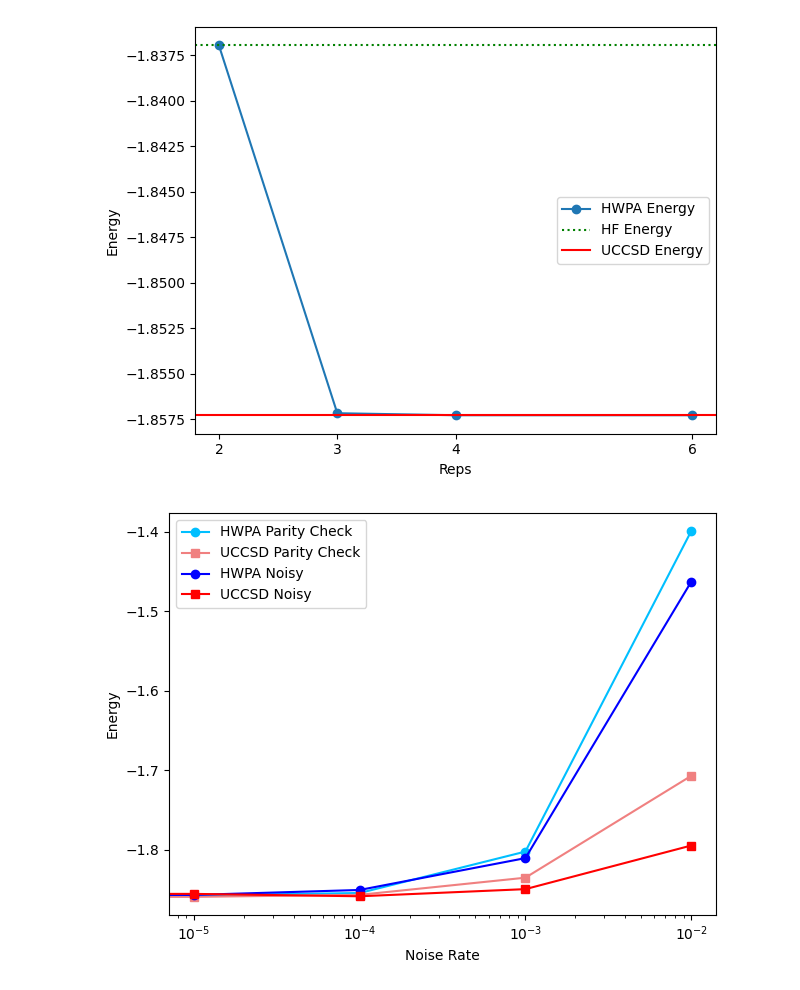
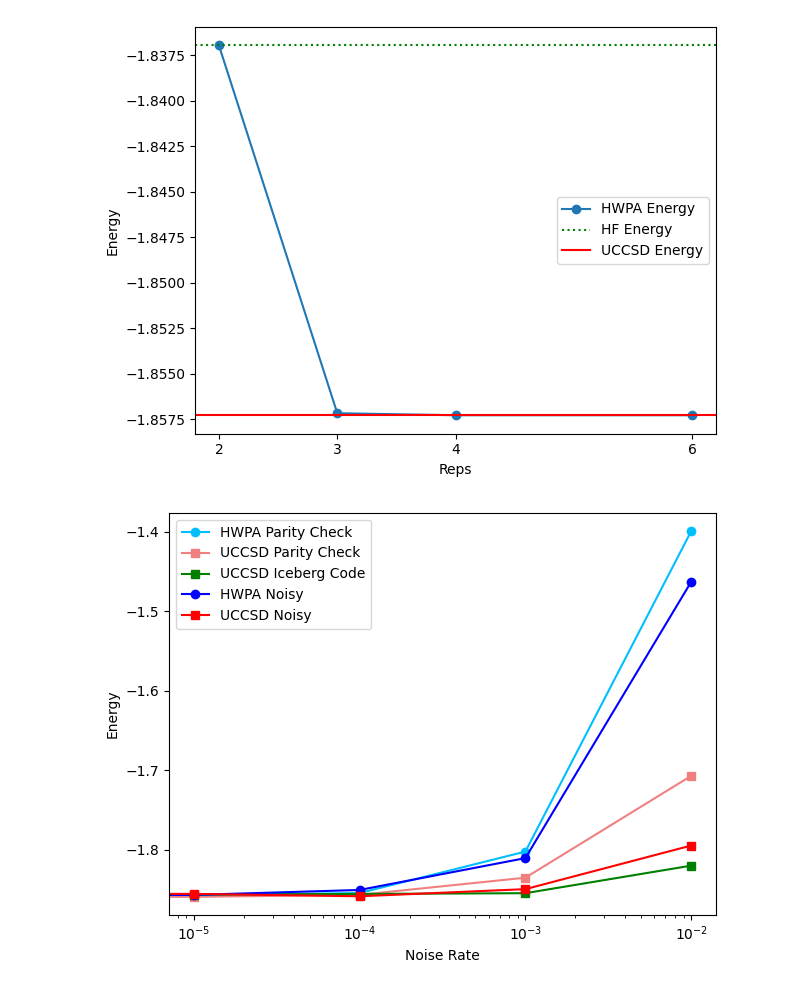
Before and after one commit to abclzr/test_barren_plateaus, a Jupyter notebook: plot.ipynb, the cells around one changed output. Drawn from its saved outputs; the diff is of its cells as text; code cells hidden in the pictures.

Commit message:
fix iceberg code

```diff
--- a/plot.ipynb
+++ b/plot.ipynb
@@ -26,24 +26,27 @@ HWPA_noisy_results = [(0, -1.8582801606716306), (1e-05, -1.8567114679527086), (0
 HPWA_parity_check_results = [(0, -1.8573260901225865), (1e-05, -1.8573006573434565), (0.0001, -1.854295422972855), (0.001, -1.8021513475281614), (0.01, -1.3991038400357123)]
 UCCSD_noisy_results = [(0, -1.8572295348751722), (1e-05, -1.855388324923545), (0.0001, -1.8584033359877326), (0.001, -1.8494191740377), (0.01, -1.7945736988334173)]
 UCCSD_parity_check_results = [(0, -1.858082367874387), (1e-05, -1.8591145304025056), (0.0001, -1.8565816498256749), (0.001, -1.835026109068354), (0.01, -1.706919428508431)]
+UCCSD_iceberg_code_results = [(0, -1.8572446321733749), (1e-05, -1.856296444076852), (0.0001, -1.855448540873187), (0.001, -1.854519746583859), (0.01, -1.8198705127130492)]
 # %%
 hpwa_parity_noise, hpwa_parity_energy = zip(*HPWA_parity_check_results)
 uccsd_parity_noise, uccsd_parity_energy = zip(*UCCSD_parity_check_results)
 hwpa_noise, hwpa_energy = zip(*HWPA_noisy_results)
 uccsd_noise, uccsd_energy = zip(*UCCSD_noisy_results)
+uccsd_iceberg_noise, uccsd_iceberg_energy = zip(*UCCSD_iceberg_code_results)
 
 plt.plot(hpwa_parity_noise, hpwa_parity_energy, marker='o', color='deepskyblue', label='HWPA Parity Check')
 plt.plot(uccsd_parity_noise, uccsd_parity_energy, marker='s', color='lightcoral', label='UCCSD Parity Check')
+plt.plot(uccsd_iceberg_noise, uccsd_iceberg_energy, marker='s', color='green', label='UCCSD Iceberg Code')
 
 plt.plot(hwpa_noise, hwpa_energy, marker='o', color='blue', linestyle='-', label='HWPA Noisy')
 plt.plot(uccsd_noise, uccsd_energy, marker='s', color='red', linestyle='-', label='UCCSD Noisy')
 
 plt.xlabel('Noise Rate')
 plt.ylabel('Energy')
 plt.xscale('log')
 plt.legend()
 plt.tight_layout()
 plt.show()
 plt.close()
 # %% [output]
-[figure, old version]
+[figure, new version]
```
Also changed, not shown: 10 other files.
